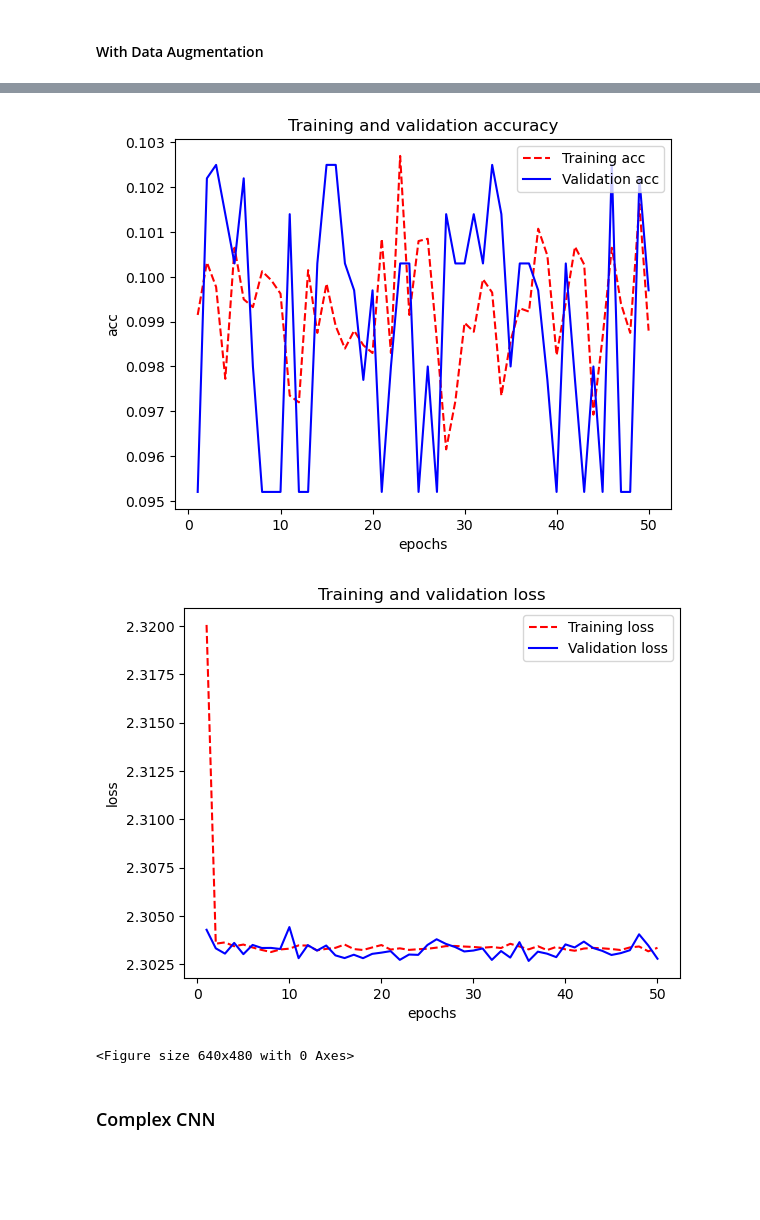
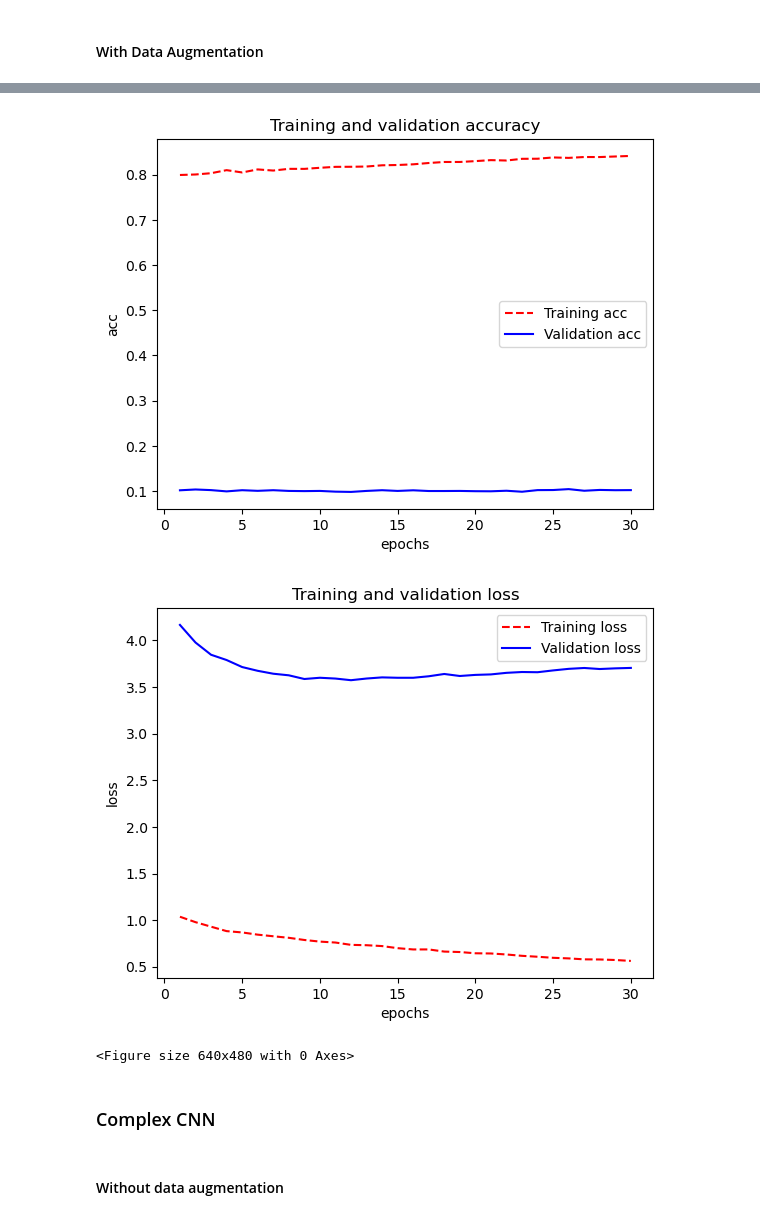
Before and after one commit to IreneJeong/ML-Stats-R-and-Python-Practice, a Jupyter notebook: MLS_CW_CIfar10.ipynb, the cells around one changed output, grey strips where cells are left out. Drawn from its saved outputs; the diff is of its cells as text; code cells hidden in the pictures; blank space fills up the shorter version.

```diff
--- a/MLS_CW_CIfar10.ipynb
+++ b/MLS_CW_CIfar10.ipynb
@@ -214,0 +292,11 @@ learning rate decreased to 0.001
+# %%
+#training constants
+BATCH_SIZE1 = 128
+N_EPOCH2 = 30 # use 20 for best initial results
+VERBOSE1 = 1
+VALIDATION_SPLIT5 = 0.1
+learning_rate5 = 0.0001
+OPTIM5 = Adam(learning_rate = learning_rate5)
+KERNEL = (3,3)
+
+print('Main variables initialised.')
@@ -220,7 +312,9 @@ learning rate decreased to 0.001
 #Simpler Model
 
 model=Sequential()
-model.add(Conv2D(32, KERNEL, padding='same', input_shape=(IMAGE_SIZE, IMAGE_SIZE, IMG_CHANNELS)))
+
+# layer 1
+model.add(Conv2D(32, (3,3), padding='same', input_shape=(IMAGE_SIZE, IMAGE_SIZE, IMG_CHANNELS)))
 model.add(Activation('relu'))
 model.add(MaxPooling2D(pool_size=(2,2)))
 model.add(Dropout(0.25))
@@ -238,3 +332,6 @@ print('CNN Network Definition setup')
 CNN Network Definition setup
 # %% [markdown]
 #### Without Data Augmentation
+# %%
+model.compile(loss='categorical_crossentropy', optimizer=Adam(learning_rate=0.0001), metrics=['accuracy'])
+model.summary()
@@ -241,9 +362,7 @@ CNN Network Definition setup
 # %%
-model.compile(loss='categorical_crossentropy', optimizer=OPTIM3, metrics=['accuracy'])
-model.summary()
-
-history=model.fit(input_X_train, output_y_train, batch_size=BATCH_SIZE1,
-                  epochs=N_EPOCH3, validation_split=VALIDATION_SPLIT1, verbose=VERBOSE1)
+history = model.fit(input_X_train, output_y_train,
+                    batch_size=256, epochs=50, validation_split=0.2,
+                    verbose=1, callbacks=[earlystop_callback])
 
 
 plot_history(history)
@@ -275,11 +394,11 @@ test accuracy:  0.38449999690055847
 #### With Data Augmentation
 # %%
 # Result with data augmentation
-model.compile(loss='categorical_crossentropy', optimizer=OPTIM3, metrics=['accuracy'])
+model.compile(loss='categorical_crossentropy', optimizer=SGD(learning_rate=0.001), metrics=['accuracy'])
 model.summary()
 
-history=model.fit(input_X_train_aug, output_y_train, batch_size=BATCH_SIZE1,
-                  epochs=N_EPOCH3, validation_split=VALIDATION_SPLIT1, verbose=VERBOSE1)
+history=model.fit(input_X_train_aug, output_y_train,  batch_size=BATCH_SIZE1, epochs=30, validation_split=0.2,
+                    verbose=VERBOSE1)
 
 
 plot_history(history)
@@ -307,5 +426,5 @@ test accuracy:  0.10000000149011612
-[figure, old version]
+[figure, new version]
-[figure, old version]
+[figure, new version]
 <Figure size 640x480 with 0 Axes>
 # %% [markdown]
 ### Complex CNN
@@ -338,3 +460,5 @@ model.add(Dropout(0.5))
 # output
 model.add(Dense(N_CLASSES))
 model.add(Activation('softmax'))
+# %% [markdown]
+#### Without data augmentation
```
Also changed, not shown: parts of 42 cells of this notebook, 10 other files.
